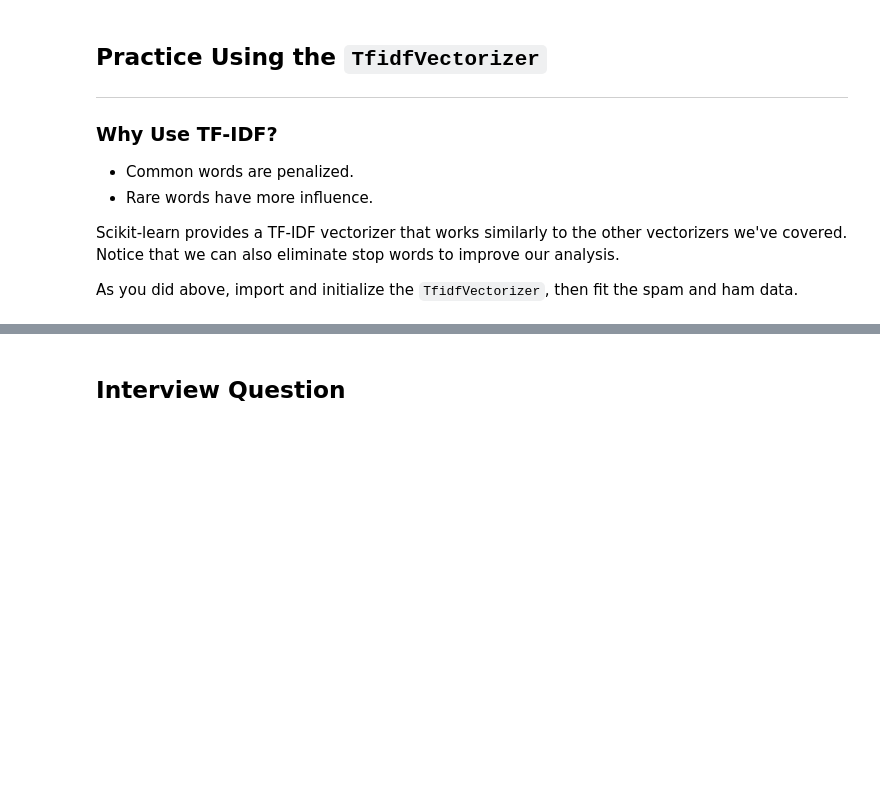
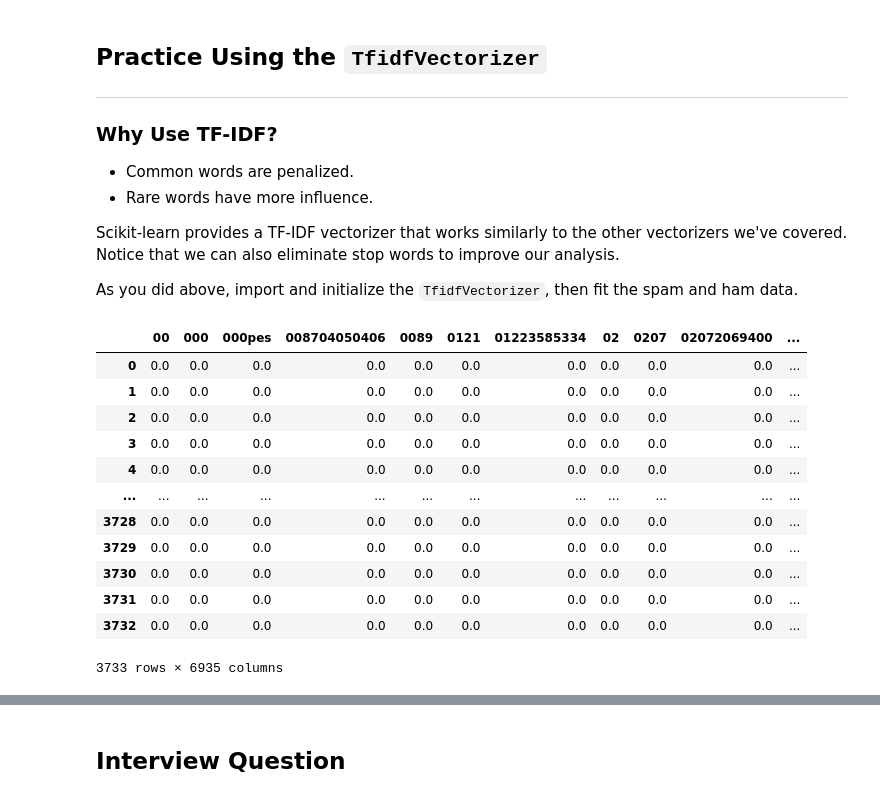
Before and after one commit to rsanchez-dv/Data_Science_Labs, a Jupyter notebook: NLP_01/Lab_NLP_1.ipynb, the cells around one changed output, grey strips where cells are left out. Drawn from its saved outputs; the diff is of its cells as text; code cells hidden in the pictures; blank space fills up the shorter version.

```diff
--- a/NLP_01/Lab_NLP_1.ipynb
+++ b/NLP_01/Lab_NLP_1.ipynb
@@ -463,9 +414,21 @@ Since we want to tune over the `CountVectorizer`, we'll load our `pipeline` obje
 # Minimum number of documents needed to include token: 2, 3
 # Maximum number of documents needed to include token: 90%, 95%
 # Check (individual tokens) and also check (individual tokens and bigrams).
+
+pipe_params = {
+    'cvec__max_features': [2500, 3000,3500],
+    'cvec__min_df': [2,3],
+    'cvec__max_df': [.9,.95],
+    'cvec__ngram_range': [(1,1),(1,2)]
+}
 # %%
 # Instantiate GridSearchCV.
 
 #gs = GridSearchCV(pipe......please use 3-fold cross-validation.
 # %%
 # Instantiate GridSearchCV.
+
+gs = GridSearchCV(pipe, param_grid=pipe_params,cv=3)
+# %%
+# Fit GridSearch to training data.
+gs.fit(X_train,y_train)
@@ -567,3 +533,6 @@ As you did above, import and initialize the `TfidfVectorizer`, then fit the spam
 # %%
 # create instance for the tfidf transformer - use X_train
 # fit on the dataframe and see the output - X_train
+from sklearn.feature_extraction.text import TfidfVectorizer
+
+tfidf_vect = TfidfVectorizer()
@@ -572,2 +539,20 @@ As you did above, import and initialize the `TfidfVectorizer`, then fit the spam
+# %%
+# Fit the transformer.
+df2 = pd.DataFrame(data = tfidf_vect.fit_transform(X_train).toarray(), columns = tfidf_vect.get_feature_names())
+df2
+# %% [output]
+|  | 00 | 000 | 000pes | 008704050406 | 0089 | 0121 | 01223585334 | 02 | 0207 | 02072069400 | ... |
+| 0 | 0.0 | 0.0 | 0.0 | 0.0 | 0.0 | 0.0 | 0.0 | 0.0 | 0.0 | 0.0 | ... |
+| 1 | 0.0 | 0.0 | 0.0 | 0.0 | 0.0 | 0.0 | 0.0 | 0.0 | 0.0 | 0.0 | ... |
+| 2 | 0.0 | 0.0 | 0.0 | 0.0 | 0.0 | 0.0 | 0.0 | 0.0 | 0.0 | 0.0 | ... |
+| 3 | 0.0 | 0.0 | 0.0 | 0.0 | 0.0 | 0.0 | 0.0 | 0.0 | 0.0 | 0.0 | ... |
+| 4 | 0.0 | 0.0 | 0.0 | 0.0 | 0.0 | 0.0 | 0.0 | 0.0 | 0.0 | 0.0 | ... |
+| ... | ... | ... | ... | ... | ... | ... | ... | ... | ... | ... | ... |
+| 3728 | 0.0 | 0.0 | 0.0 | 0.0 | 0.0 | 0.0 | 0.0 | 0.0 | 0.0 | 0.0 | ... |
+| 3729 | 0.0 | 0.0 | 0.0 | 0.0 | 0.0 | 0.0 | 0.0 | 0.0 | 0.0 | 0.0 | ... |
+| 3730 | 0.0 | 0.0 | 0.0 | 0.0 | 0.0 | 0.0 | 0.0 | 0.0 | 0.0 | 0.0 | ... |
+| 3731 | 0.0 | 0.0 | 0.0 | 0.0 | 0.0 | 0.0 | 0.0 | 0.0 | 0.0 | 0.0 | ... |
+| 3732 | 0.0 | 0.0 | 0.0 | 0.0 | 0.0 | 0.0 | 0.0 | 0.0 | 0.0 | 0.0 | ... |
+3733 rows × 6935 columns
 # %%
 #create a dataframe with each feature as column
```
Also changed, not shown: parts of 28 cells of this notebook, 2 other files.
